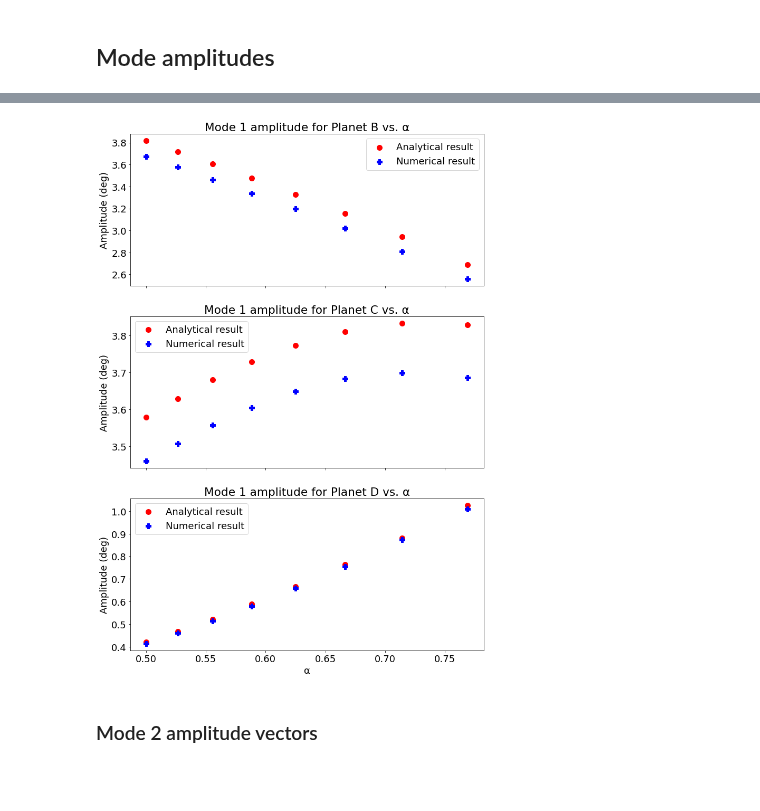
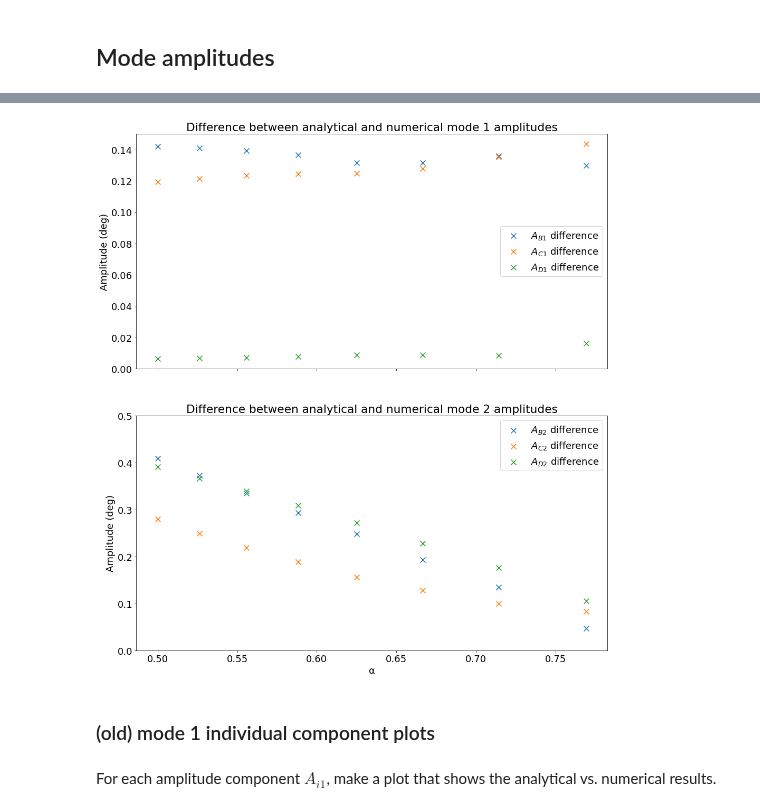
Before and after one commit to Jupiter1994/inc-dynamics, a Jupyter notebook: three_planet/mode_freqs_and_amps_3p.ipynb, the cells around one changed output, grey strips where cells are left out. Drawn from its saved outputs; the diff is of its cells as text; code cells hidden in the pictures; blank space fills up the shorter version.

```diff
--- a/three_planet/mode_freqs_and_amps_3p.ipynb
+++ b/three_planet/mode_freqs_and_amps_3p.ipynb
@@ -122,10 +142,61 @@ plt.show()
+# %%
+rel_amp_diffs_1 = v1_an - v1_num
+rel_amp_diffs_2 = v2_an - v2_num
+# %%
+## plot relative amp differences
+fig, (ax1, ax2) = plt.subplots(2, 1, sharex=True, figsize=(16,18))
+fig.patch.set_facecolor('white')
+
+## mode 1
+ax1.scatter(alphas, rel_amp_diffs_1[0], s=100, marker='x', \
+            label='$A_{B1}$ difference')
+ax1.scatter(alphas, rel_amp_diffs_1[1], s=100, marker='x', \
+            label='$A_{C1}$ difference')
+ax1.scatter(alphas, rel_amp_diffs_1[2], s=100, marker='x', \
+            label='$A_{D1}$ difference')
+
+#ax1.set_xlabel('α')
+ax1.set_ylabel('Amplitude (deg)')
+#ax1.ticklabel_format(axis='y', style='sci', scilimits=(-2,-2))
+
+ax1.set_ylim(0, 0.15)
+ax1.set_title('Difference between analytical and numerical mode 1 amplitudes')
+ax1.legend()
+
+## mode 2
+ax2.scatter(alphas, rel_amp_diffs_2[0], s=100, marker='x', \
+            label='$A_{B2}$ difference')
+ax2.scatter(alphas, rel_amp_diffs_2[1], s=100, marker='x', \
+            label='$A_{C2}$ difference')
+ax2.scatter(alphas, rel_amp_diffs_2[2], s=100, marker='x', \
+            label='$A_{D2}$ difference')
+
+ax2.set_xlabel('α')
+ax2.set_ylabel('Amplitude (deg)')
+#ax2.ticklabel_format(axis='y', style='sci', scilimits=(-2,-2))
+
+ax2.set_ylim(0, 0.5)
+ax2.set_title('Difference between analytical and numerical mode 2 amplitudes')
+ax2.legend()
+
+fig_path = "Figures/3p_mode_amp_diffs.png"
+plt.savefig(fig_path, bbox_inches='tight')
+plt.show()
+# %% [output]
+[figure, added]
+# %% [markdown]
+### (old) mode 1 individual component plots
+# %% [markdown]
+For each amplitude component $A_{i1}$, make a plot that shows the analytical vs. numerical results.
 # %%
+## individual component plots
+
 fig, (ax1, ax2, ax3) = plt.subplots(3, 1, sharex=True, figsize=(12,18))
 fig.patch.set_facecolor('white')
 
 ## Mode 1 amplitude for Planet B
-ax1.scatter(alphas, v1_an[0], s=100, color='red', marker='o', label='Analytical result')
-ax1.scatter(alphas, v1_num[0], s=100, color='blue', marker='P', label='Numerical result')
+ax1.scatter(alphas, v1_an[0], s=100, color='red', marker='P', label='Analytical result')
+ax1.scatter(alphas, v1_num[0], s=100, color='blue', marker='o', label='Numerical result')
 
 #ax1.set_xlabel('α')
 ax1.set_ylabel('Amplitude (deg)')
@@ -133,8 +204,8 @@ ax1.set_title('Mode 1 amplitude for Planet B vs. α')
 ax1.legend()
 
 ## Mode 1 amplitude for Planet C
-ax2.scatter(alphas, v1_an[1], s=100, color='red', marker='o', label='Analytical result')
-ax2.scatter(alphas, v1_num[1], s=100, color='blue', marker='P', label='Numerical result')
+ax2.scatter(alphas, v1_an[1], s=100, color='red', marker='P', label='Analytical result')
+ax2.scatter(alphas, v1_num[1], s=100, color='blue', marker='o', label='Numerical result')
 
 # ax2.set_xlabel('α')
 ax2.set_ylabel('Amplitude (deg)')
@@ -142,18 +213,14 @@ ax2.set_title('Mode 1 amplitude for Planet C vs. α')
 ax2.legend()
 
 ## Mode 1 amplitude for Planet D
-ax3.scatter(alphas, v1_an[2], s=100, color='red', marker='o', label='Analytical result')
-ax3.scatter(alphas, v1_num[2], s=100, color='blue', marker='P', label='Numerical result')
+ax3.scatter(alphas, v1_an[2], s=100, color='red', marker='P', label='Analytical result')
+ax3.scatter(alphas, v1_num[2], s=100, color='blue', marker='o', label='Numerical result')
 
 ax3.set_xlabel('α')
 ax3.set_ylabel('Amplitude (deg)')
 ax3.set_title('Mode 1 amplitude for Planet D vs. α')
 ax3.legend()
 
-fig_path = "Figures/3p_mode1_amps.png"
-plt.savefig(fig_path, bbox_inches='tight')
+# fig_path = "Figures/3p_mode1_amps.png"
+# plt.savefig(fig_path, bbox_inches='tight')
 plt.show()
-# %% [output]
-[figure, removed]
-# %% [markdown]
-### Mode 2 amplitude vectors
```
Also changed, not shown: parts of 11 cells of this notebook, 12 other files.
